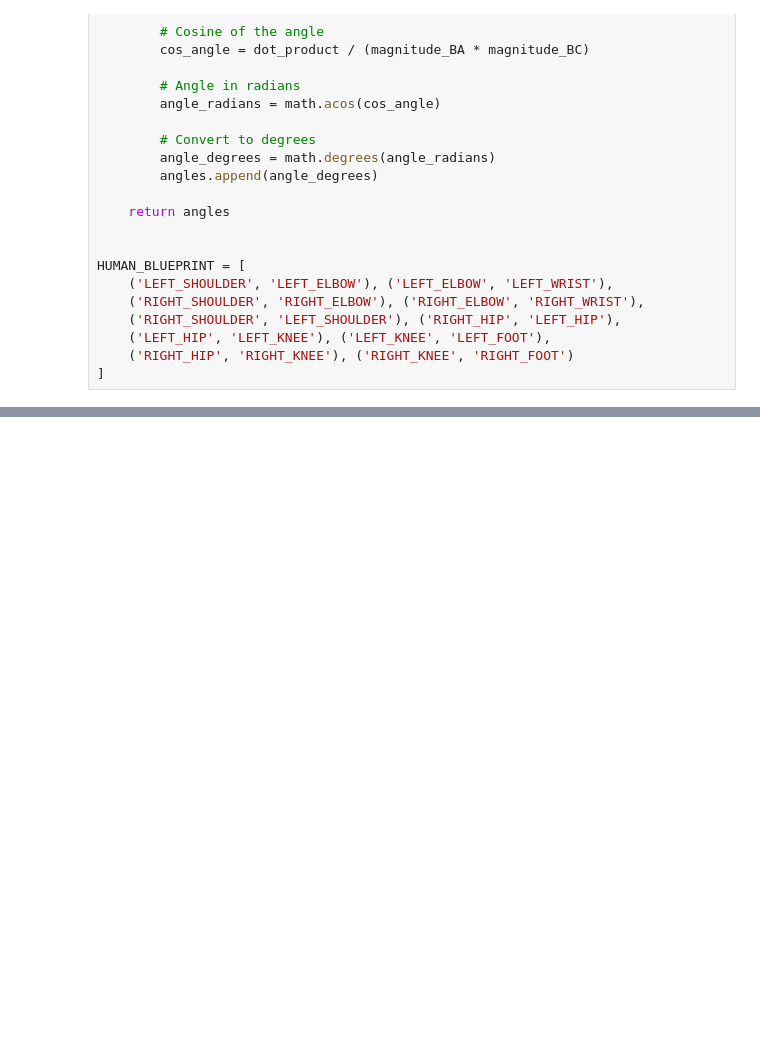
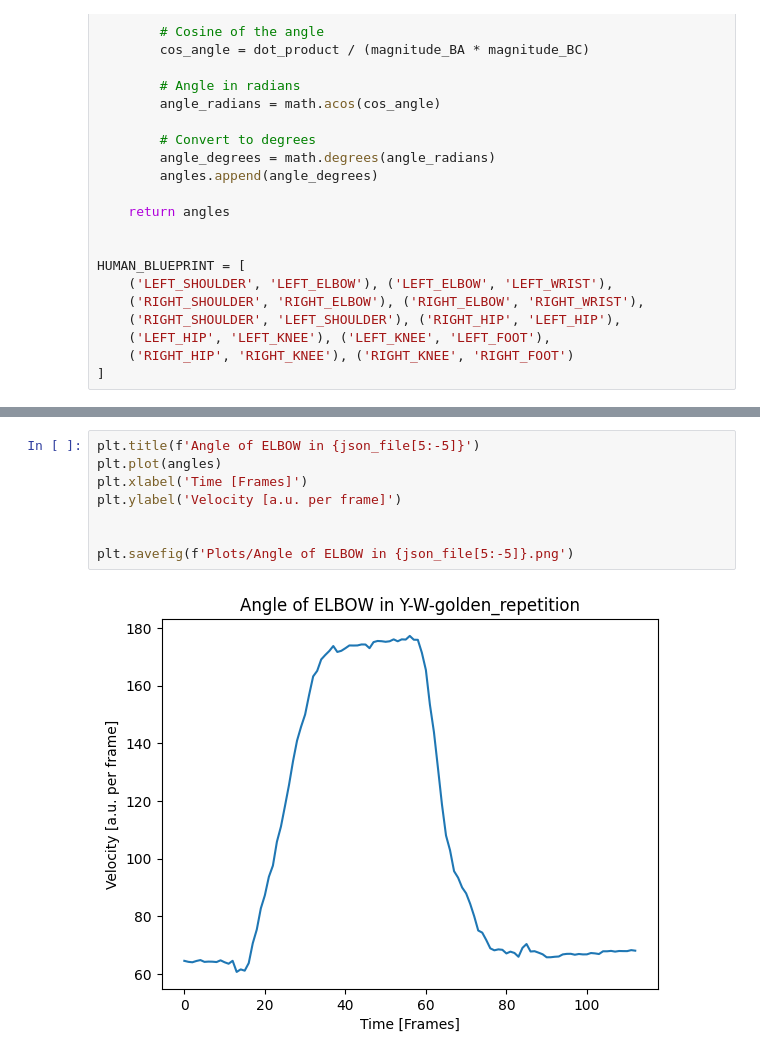
Before and after one commit to jeremayaa/Human_movement_analysis, a Jupyter notebook: Angle_visualization.ipynb, the cells around one changed output, grey strips where cells are left out. Saved outputs shown, nothing was run; the diff lists cells and outputs as text; blank space fills up the shorter version.

```diff
--- a/Angle_visualization.ipynb
+++ b/Angle_visualization.ipynb
@@ -194,0 +200,10 @@ print(angles)
+# %%
+plt.title(f'Angle of ELBOW in {json_file[5:-5]}')
+plt.plot(angles)
+plt.xlabel('Time [Frames]')
+plt.ylabel('Velocity [a.u. per frame]')
+
+
+plt.savefig(f'Plots/Angle of ELBOW in {json_file[5:-5]}.png')
+# %% [output]
+[figure, added]
```
Also changed, not shown: parts of 2 cells of this notebook, 17 other files.
